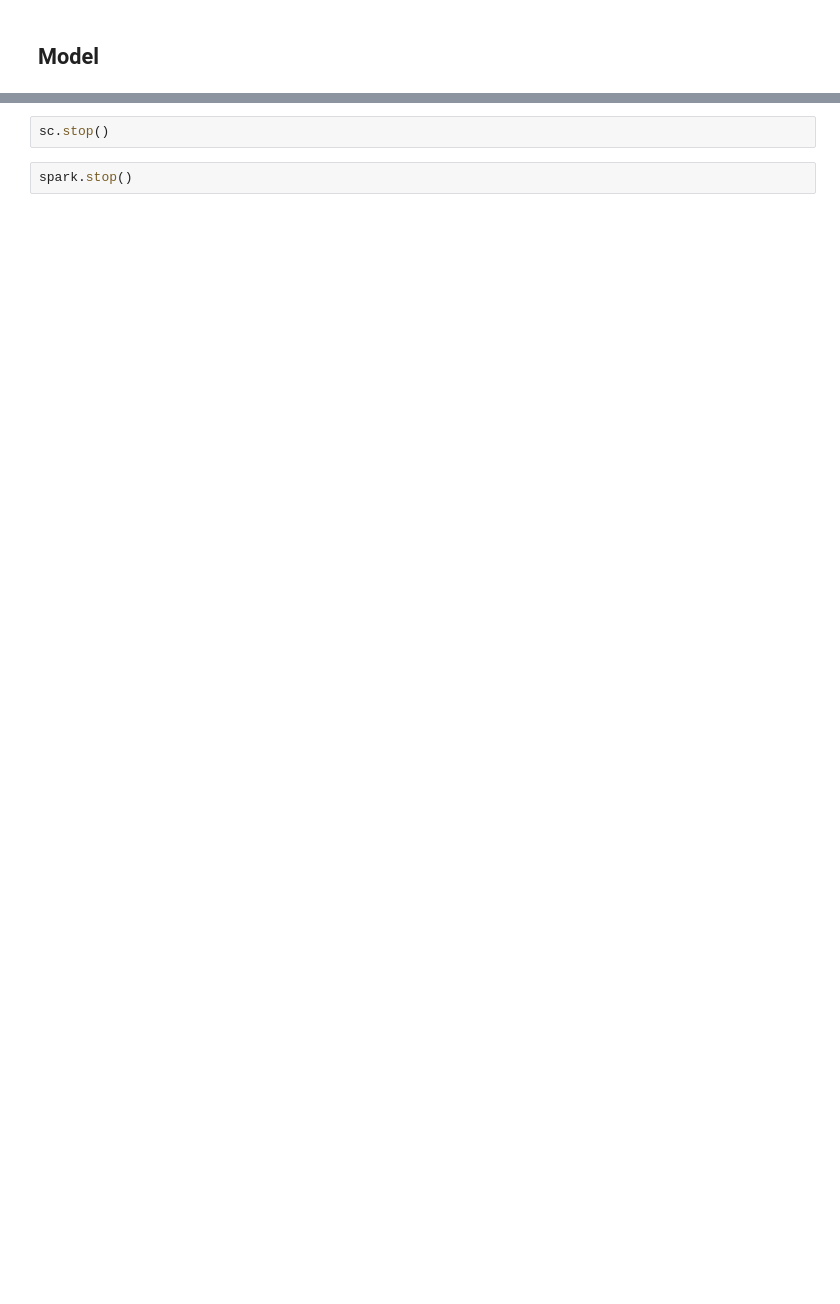
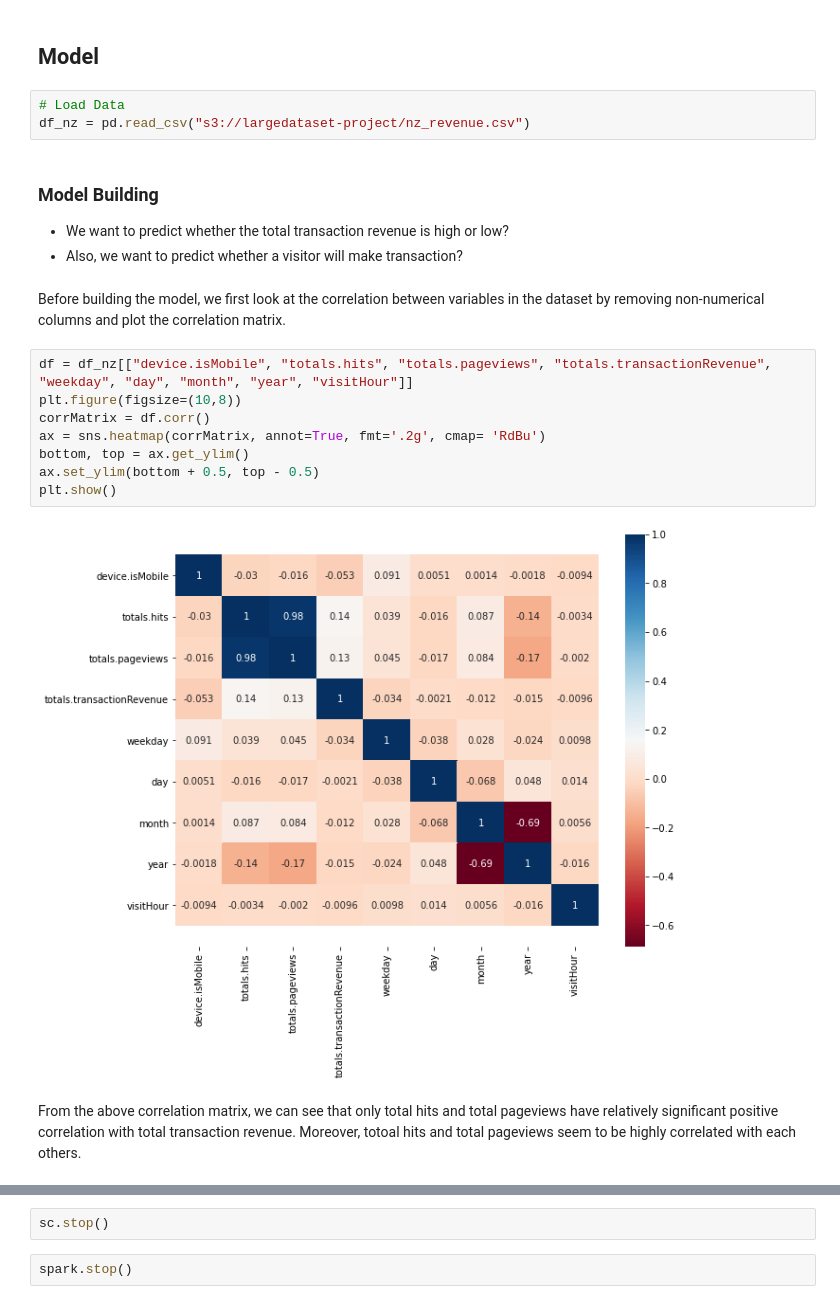
Before and after one commit to HuangChinYen/Project---Google-Analytics-Customer-Revenue, a Jupyter notebook: BigData-0630.ipynb, the cells around one changed output, grey strips where cells are left out. Saved outputs shown, nothing was run; the diff lists cells and outputs as text; blank space fills up the shorter version.

Commit message:
Combine EDA and Model

```diff
--- a/BigData-0630.ipynb
+++ b/BigData-0630.ipynb
@@ -610,2 +859,23 @@ plt.show()
 # %% [markdown]
 ## Model
+# %%
+# Load Data
+df_nz = pd.read_csv("s3://largedataset-project/nz_revenue.csv")
+# %% [markdown]
+### Model Building
+* We want to predict whether the total transaction revenue is high or low?
+* Also, we want to predict whether a visitor will make transaction?
+# %% [markdown]
+Before building the model, we first look at the correlation between variables in the dataset by removing non-numerical columns and plot the correlation matrix.
+# %%
+df = df_nz[["device.isMobile", "totals.hits", "totals.pageviews", "totals.transactionRevenue", "weekday", "day", "month", "year", "visitHour"]]
+plt.figure(figsize=(10,8))
+corrMatrix = df.corr()
+ax = sns.heatmap(corrMatrix, annot=True, fmt='.2g', cmap= 'RdBu')
+bottom, top = ax.get_ylim()
+ax.set_ylim(bottom + 0.5, top - 0.5)
+plt.show()
+# %% [output]
+[figure, added]
+# %% [markdown]
+From the above correlation matrix, we can see that only total hits and total pageviews have relatively significant positive correlation with total transaction revenue. Moreover, totoal hits and total pageviews seem to be highly correlated with each others.
```
Also changed, not shown: parts of 115 cells of this notebook.
